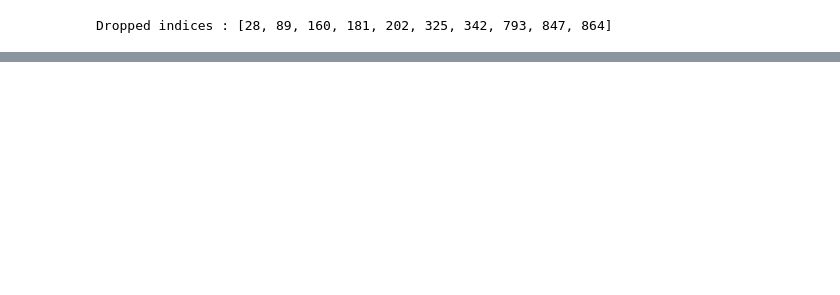
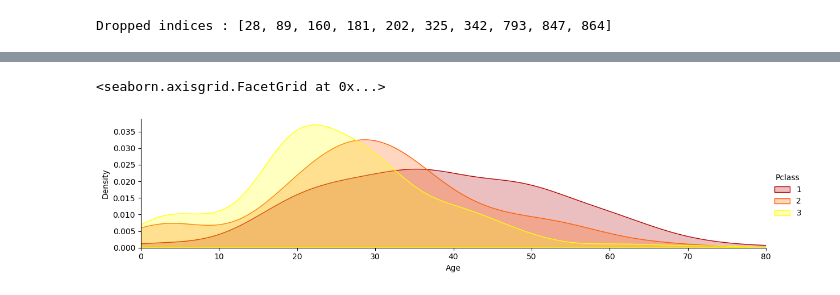
Before and after one commit to levi178u/Titanic-, a Jupyter notebook: Titanic_eda_.ipynb, the cells around one changed output, grey strips where cells are left out. Drawn from its saved outputs; the diff is of its cells as text; code cells hidden in the pictures; blank space fills up the shorter version.

```diff
--- a/Titanic_eda_.ipynb
+++ b/Titanic_eda_.ipynb
@@ -429,0 +452,11 @@ print("{} rows".format(len(df_train)))
+# %%
+# Now considering all persons below 18 as non-adults or children
+
+def child(passenger):
+  age, sex = passenger
+  if age < 18:
+    return 'child'
+  else:
+    return sex
+
+df_train['Person'] = df_train[['Age', 'Sex']].apply(child, axis=1)
@@ -429,0 +514,10 @@ print("{} rows".format(len(df_train)))
+# %%
+fig = sns.FacetGrid(df_train, hue='Pclass', aspect=4, palette ='hot')
+fig.map(sns.kdeplot, 'Age',shade=True)
+oldest = df_train['Age'].max()
+fig.set(xlim= (0,oldest))
+
+fig.add_legend()
+# %% [output]
+<seaborn.axisgrid.FacetGrid at 0x...>
+[figure, added]
```
Also changed, not shown: parts of 17 cells of this notebook.
